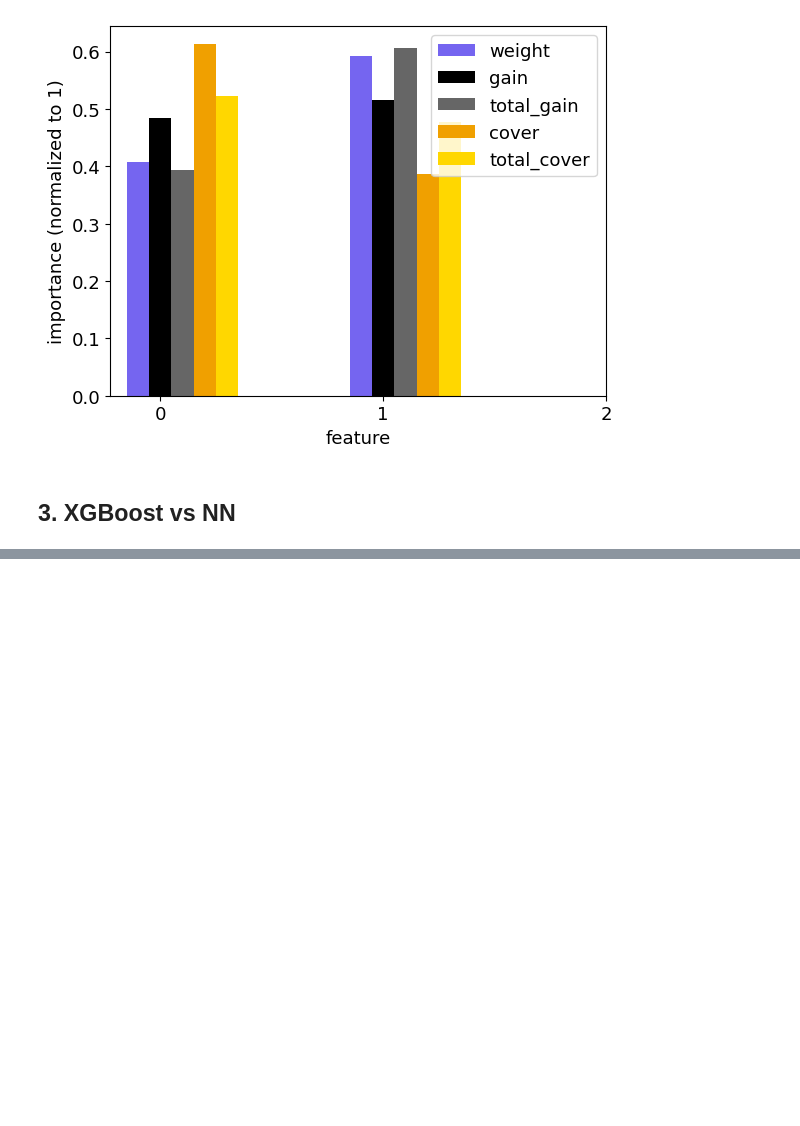
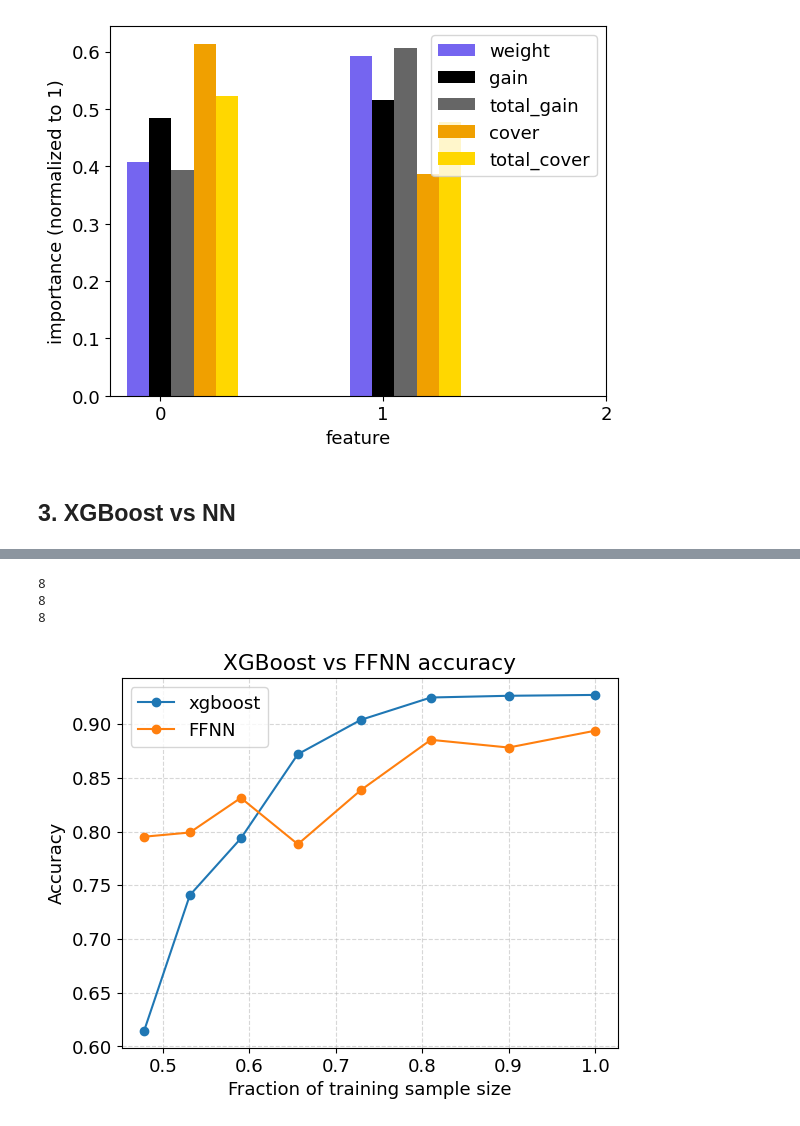
Before and after one commit to BelliLuigi/LCP-B, a Jupyter notebook: ex4/xgb_class_25.ipynb, the cells around one changed output, grey strips where cells are left out. Drawn from its saved outputs; the diff is of its cells as text; code cells hidden in the pictures; blank space fills up the shorter version.

```diff
--- a/ex4/xgb_class_25.ipynb
+++ b/ex4/xgb_class_25.ipynb
@@ -663,0 +847,22 @@ NameError: name 'models' is not defined
+# %%
+x_range = [round(0.9 ** i, 3) for i in range(0, 8)]
+print(len(x_range))
+print(len(accuracy_values))
+
+print(len(NN_accuracies_values))
+# %% [output]
+8
+8
+8
+# %%
+plt.plot(x_range, accuracy_values, marker='o', label='xgboost')
+plt.plot(x_range, NN_accuracies_values, marker='o', label='FFNN')
+plt.xlabel('Fraction of training sample size')
+plt.ylabel('Accuracy')
+plt.title('XGBoost vs FFNN accuracy')
+plt.grid(linestyle='--', alpha=0.5)
+plt.legend()
+plt.show()
+plt.close()
+# %% [output]
+[figure, added]
```
Also changed, not shown: parts of 15 cells of this notebook.
